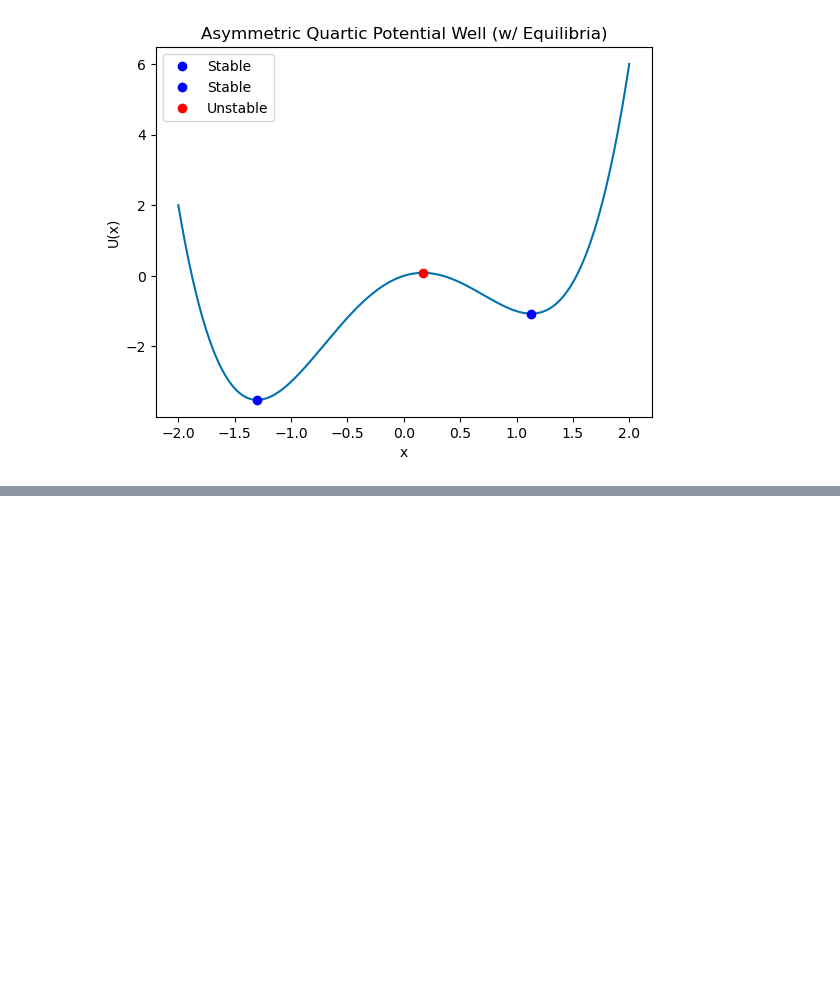
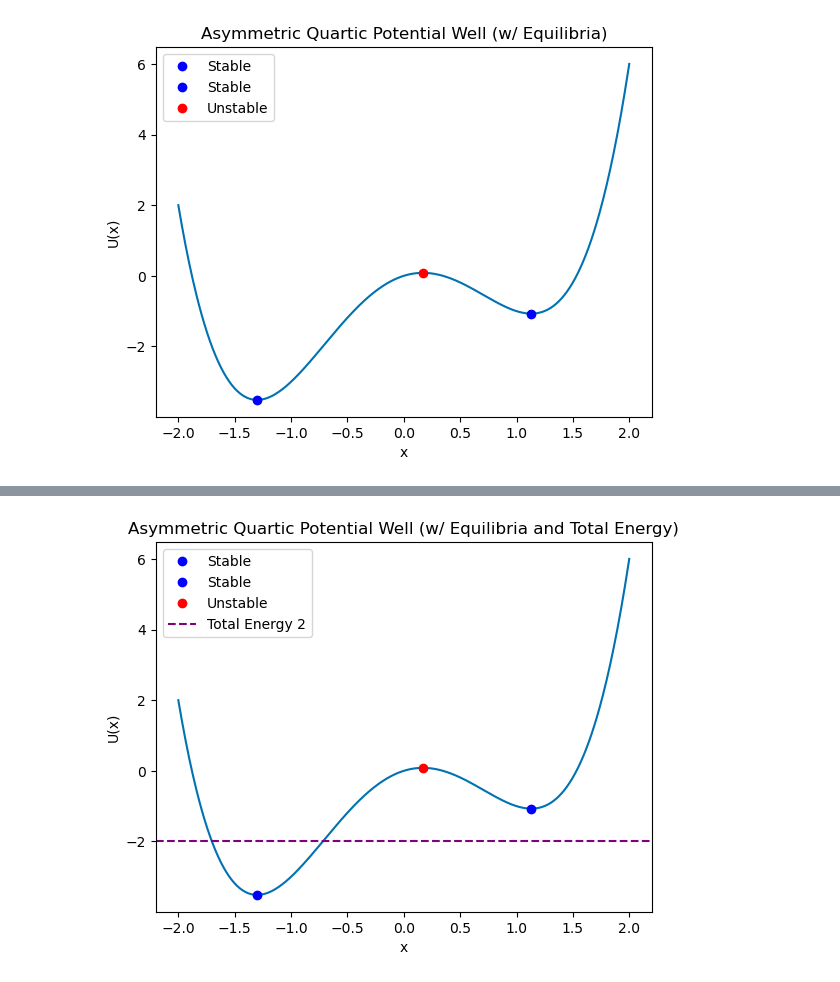
Before and after one commit to BruhddyTheThird/ProfCPisGoatedLib, a Jupyter notebook: Midterm Files/Midterm Ex3.ipynb, the cells around one changed output, grey strips where cells are left out. Saved outputs shown, nothing was run; the diff lists cells and outputs as text; code cells hidden in the pictures; blank space fills up the shorter version.

```diff
--- a/Midterm Files/Midterm Ex3.ipynb
+++ b/Midterm Files/Midterm Ex3.ipynb
@@ -115,0 +146,29 @@ plt.show()
+# %%
+#3c Continued
+
+#Plot previous graph again
+plt.plot(x, U(x))
+
+for i in equilibria:
+    if d2u(i) > 0:
+        plt.plot(i, U(i), 'bo', label='Stable')
+    else:
+        plt.plot(i, U(i), 'ro', label="Unstable")
+
+plt.xlabel("x")
+plt.ylabel('U(x)')
+plt.title('Asymmetric Quartic Potential Well (w/ Equilibria and Total Energy)')
+
+#Create and plot another energy line
+E = -2.0 #Below right well, but above left well
+plt.axhline(E, linestyle='--', color='purple', label='Total Energy 2')
+
+plt.legend()
+plt.show()
+
+#Viewing this graph, the total energy is below the right well and above the left well.
+#This means that the "particle" cannot exist in the right well
+#as there is not enough energy in the system to satisfy a stable point.
+#Knowing this, oscillatory motion is only possibel in the left well when total energy E = -2.0J
+# %% [output]
+[figure, added]
```
Also changed, not shown: parts of 1 cell of this notebook.
